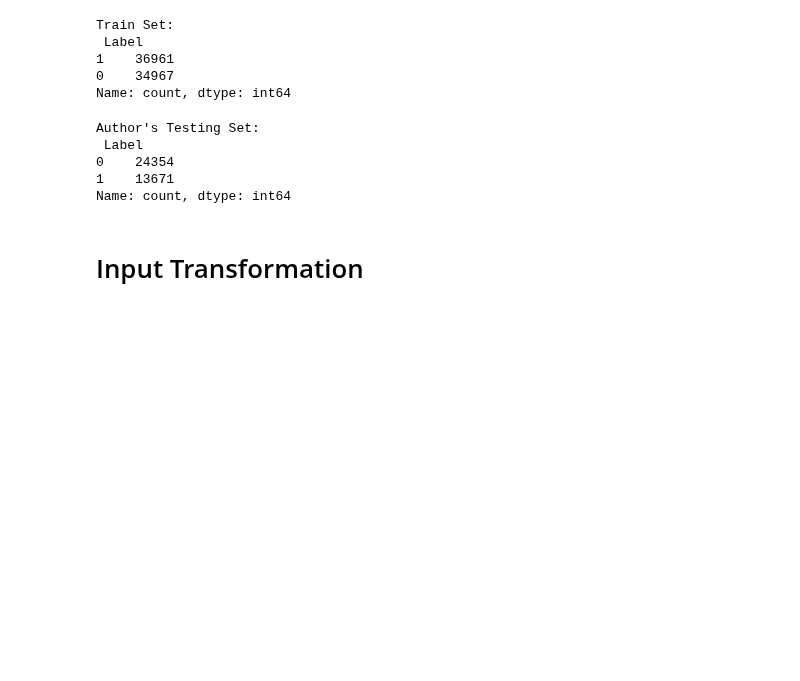
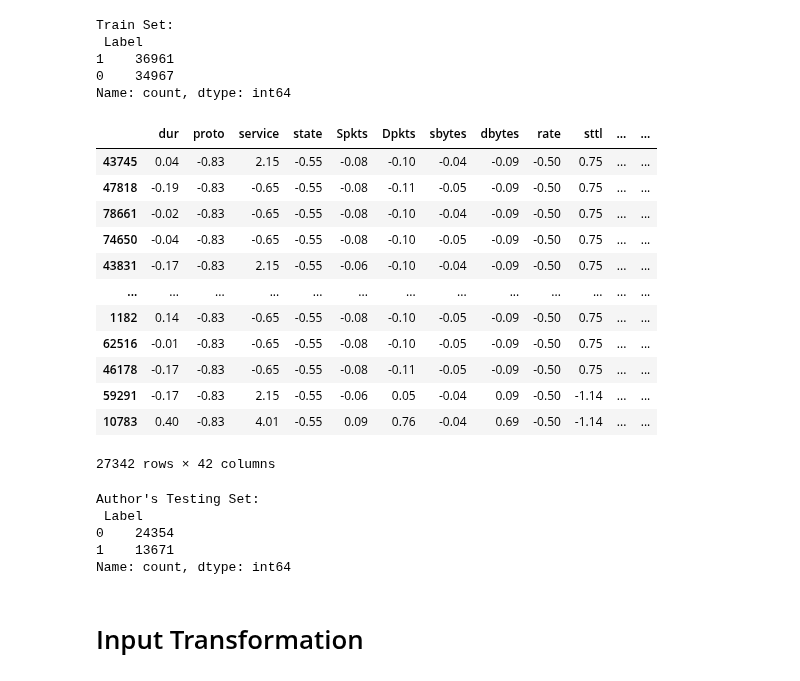
Before and after one commit to Rithuh/Graph-Based-Network-Anomaly-Detection, a Jupyter notebook: GAT-KNN.ipynb, the cells around one changed output. Saved outputs shown, nothing was run; the diff lists cells and outputs as text; code cells hidden in the pictures; blank space fills up the shorter version.

```diff
--- a/GAT-KNN.ipynb
+++ b/GAT-KNN.ipynb
@@ -146,13 +178,14 @@ Name: count, dtype: int64
 autest = autest.drop(audrop1, axis = 1)
 #Change column names of autest
 autest.rename(columns={'dinpkt':'Dintpkt','djit':'Djit','dload':'Dload','dpkts':'Dpkts','label':'Label','sinpkt':'Sintpkt','sjit':'Sjit', 'sload':'Sload', 'spkts':'Spkts','dmean':'dmeansz','response_body_len':'res_bdy_len', 'smean':'smeansz'}, inplace=True)
-autest = autest[(autest['proto']=='tcp') | (autest['proto']=='udp') | (autest['proto']=='ospf')]
+# autest = autest[(autest['proto']=='tcp') | (autest['proto']=='udp') | (autest['proto']=='ospf')]
 autest = autest[(autest['service']=='ssh') | (autest['service']=='ftp-data ')  | (autest['service']=='ftp') | (autest['service']=='-') | (autest['service']=='dns') | (autest['service']=='smtp') | (autest['service']=='http') | (autest['service']=='radius') | (autest['service']=='pop3') ]
 autest = autest[(autest['state'] == 'CON') | (autest['state'] == 'RST') | (autest['state'] == 'FIN') | (autest['state'] == 'ACC') | (autest['state'] == 'REQ') | (autest['state'] == 'INT')]
 
 autest['proto'].replace("tcp", 0, inplace = True)
 autest['proto'].replace("udp", 1, inplace = True)
 autest['proto'].replace("ospf", 2, inplace = True)
+autest['proto'].replace(to_replace=protodiff, value=20, inplace=True)
 
 autest['service'].replace("ssh", 0, inplace = True)
 autest['service'].replace("ftp-data", 1, inplace = True)
@@ -184,6 +217,25 @@ for column in autest.columns:
 autest = autest.drop_duplicates(['sttl', 'dttl', 'swin', 'dwin','stcpb','dtcpb'], keep = 'last')
 autestAttributes = autest.drop(['Label'], axis = 1)
 autestLabel = autest['Label']
+# %%
+#Pick 13671 records with Label = 0 and 13671 records with Label = 1 in autest
+autest = autest.sample(frac=1).groupby('Label').head(13671)
+# %%
+autest
+# %% [output]
+|  | dur | proto | service | state | Spkts | Dpkts | sbytes | dbytes | rate | sttl | ... | ... |
+| 43745 | 0.04 | -0.83 | 2.15 | -0.55 | -0.08 | -0.10 | -0.04 | -0.09 | -0.50 | 0.75 | ... | ... |
+| 47818 | -0.19 | -0.83 | -0.65 | -0.55 | -0.08 | -0.11 | -0.05 | -0.09 | -0.50 | 0.75 | ... | ... |
+| 78661 | -0.02 | -0.83 | -0.65 | -0.55 | -0.08 | -0.10 | -0.04 | -0.09 | -0.50 | 0.75 | ... | ... |
+| 74650 | -0.04 | -0.83 | -0.65 | -0.55 | -0.08 | -0.10 | -0.05 | -0.09 | -0.50 | 0.75 | ... | ... |
+| 43831 | -0.17 | -0.83 | 2.15 | -0.55 | -0.06 | -0.10 | -0.04 | -0.09 | -0.50 | 0.75 | ... | ... |
+| ... | ... | ... | ... | ... | ... | ... | ... | ... | ... | ... | ... | ... |
+| 1182 | 0.14 | -0.83 | -0.65 | -0.55 | -0.08 | -0.10 | -0.05 | -0.09 | -0.50 | 0.75 | ... | ... |
+| 62516 | -0.01 | -0.83 | -0.65 | -0.55 | -0.08 | -0.10 | -0.05 | -0.09 | -0.50 | 0.75 | ... | ... |
+| 46178 | -0.17 | -0.83 | -0.65 | -0.55 | -0.08 | -0.11 | -0.05 | -0.09 | -0.50 | 0.75 | ... | ... |
+| 59291 | -0.17 | -0.83 | 2.15 | -0.55 | -0.06 | 0.05 | -0.04 | 0.09 | -0.50 | -1.14 | ... | ... |
+| 10783 | 0.40 | -0.83 | 4.01 | -0.55 | 0.09 | 0.76 | -0.04 | 0.69 | -0.50 | -1.14 | ... | ... |
+27342 rows × 42 columns
 # %%
 print("Author's Testing Set:\n", autest.Label.value_counts())
 # %% [output]
```
Also changed, not shown: parts of 25 cells of this notebook, 1 other file.
